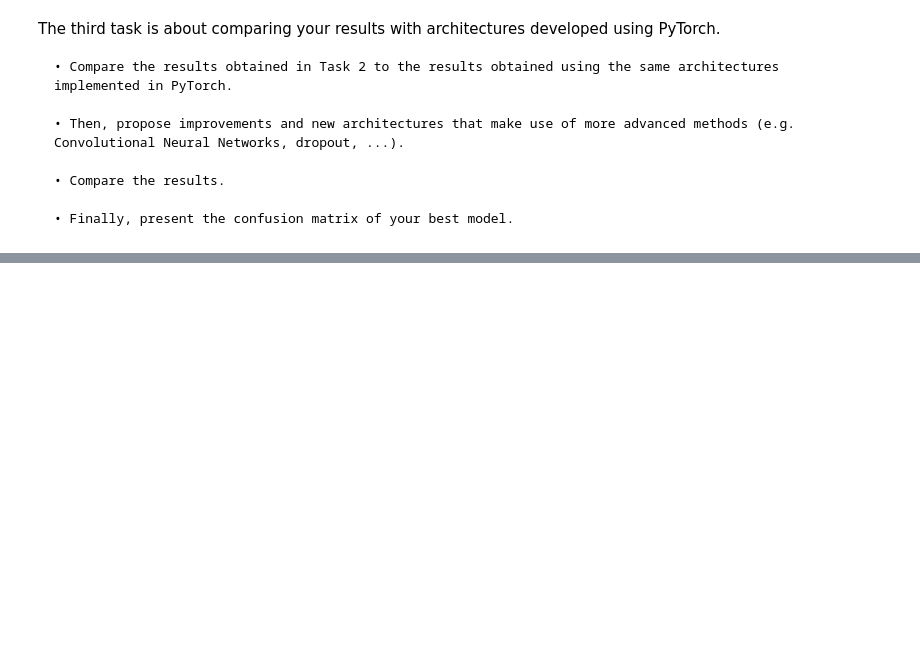
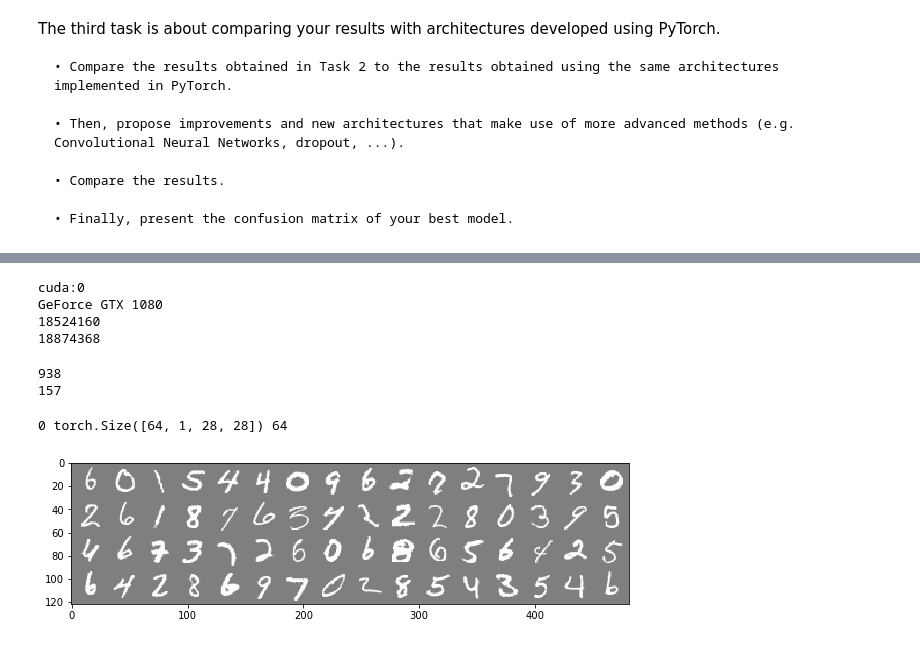
Before and after one commit to Assassinsarms/INM702_Coursework, a Jupyter notebook: T3Aaron_Mir_INM702_Task_3.ipynb, the cells around one changed output, grey strips where cells are left out. Saved outputs shown, nothing was run; the diff lists cells and outputs as text; code cells hidden in the pictures; blank space fills up the shorter version.

Commit message:
Task 3 Updated

```diff
--- a/T3Aaron_Mir_INM702_Task_3.ipynb
+++ b/T3Aaron_Mir_INM702_Task_3.ipynb
@@ -20,2 +40,2 @@ import torch
 # %%
-device = torch.device("cuda" if torch.cuda.is_available() else "cpu")
+device = torch.device("cuda:0" if torch.cuda.is_available() else "cpu")
@@ -25,0 +42,48 @@ device(type='cuda')
+# %%
+print(device)
+print(torch.cuda.get_device_name(0))
+print(torch.cuda.memory_allocated())
+print(torch.cuda.memory_cached())
+# %% [output]
+cuda:0
+GeForce GTX 1080
+18524160
+18874368
+# %%
+def MNIST_load():
+    batch_size = 64
+    trans = transforms.Compose([transforms.ToTensor(), transforms.Normalize((0.0,), (1.0,))])
+    train_set = datasets.MNIST(root='./dataTask3', train=True, download=True, transform=trans)
+    test_set = datasets.MNIST(root='./dataTask3', train=False, download=True, transform=trans)
+    train_loader = torch.utils.data.DataLoader(dataset=train_set, batch_size=batch_size, shuffle=True)
+    test_loader = torch.utils.data.DataLoader(dataset=test_set, batch_size=batch_size, shuffle=False)
+    return train_set, test_set, train_loader, test_loader
+# %%
+train_set, test_set, train_loader, test_loader = MNIST_load()
+# %%
+print(len(train_loader))
+print(len(test_loader))
+# %% [output]
+938
+157
+# %%
+for i, (images, labels) in enumerate(train_loader):           # checking to see if the data  is in the right format
+    print(i, images.size(), len(labels))
+    break
+# %% [output]
+0 torch.Size([64, 1, 28, 28]) 64
+# %%
+def imshow(img):
+    img = img / 2 + 0.5
+    npimg = img.numpy()
+    plt.figure(figsize=(10, 10))
+    plt.imshow(np.transpose(npimg, (1, 2, 0)))
+    plt.show()
+
+dataiter = iter(train_loader)                               # pulls one batch from the loader
+images, labels = dataiter.next()                            # pulls out 64 images for one batch
+imshow(torchvision.utils.make_grid(images, nrow=16))
+images = images.to(device)
+labels = labels.to(device)
+# %% [output]
+[figure, added]
```
Also changed, not shown: parts of 15 cells of this notebook, 10 other files.
